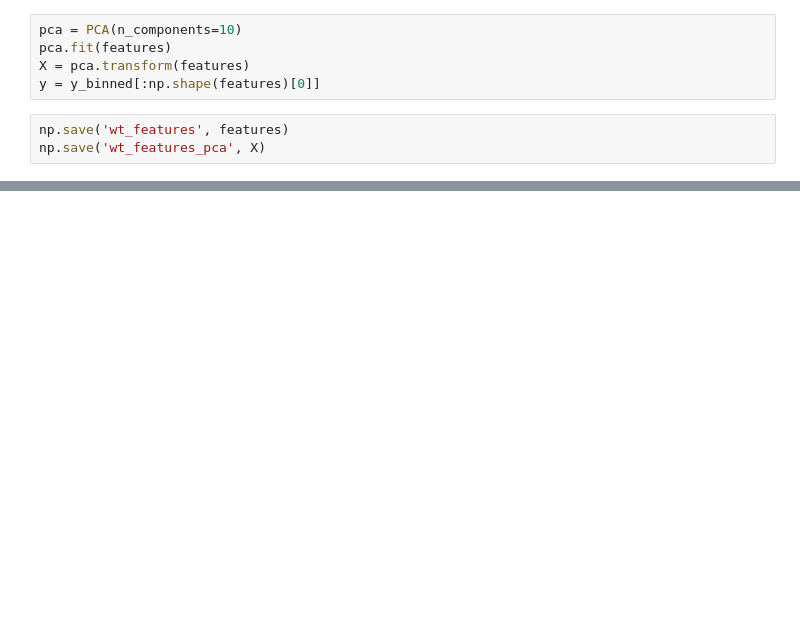
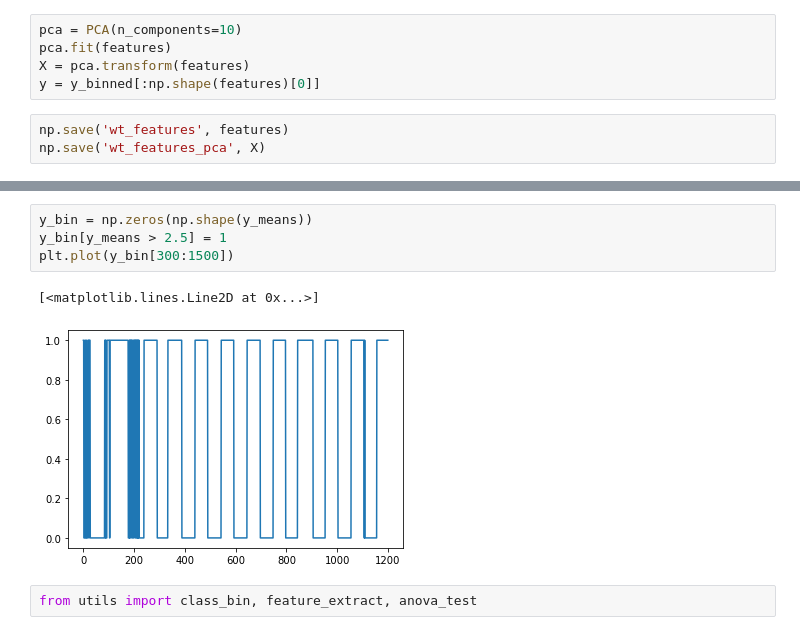
Before and after one commit to hittheant/NLP_Classifier, a Jupyter notebook: Feature Extraction.ipynb, the cells around one changed output, grey strips where cells are left out. Saved outputs shown, nothing was run; the diff lists cells and outputs as text; blank space fills up the shorter version.

```diff
--- a/Feature Extraction.ipynb
+++ b/Feature Extraction.ipynb
@@ -114,0 +149,9 @@ Feature 9: 0.489848 0.612721
+# %%
+y_bin = np.zeros(np.shape(y_means))
+y_bin[y_means > 2.5] = 1
+plt.plot(y_bin[300:1500])
+# %% [output]
+[<matplotlib.lines.Line2D at 0x...>]
+[figure, added]
+# %%
+from utils import class_bin, feature_extract, anova_test
```
Also changed, not shown: parts of 15 cells of this notebook, 1 other file.
